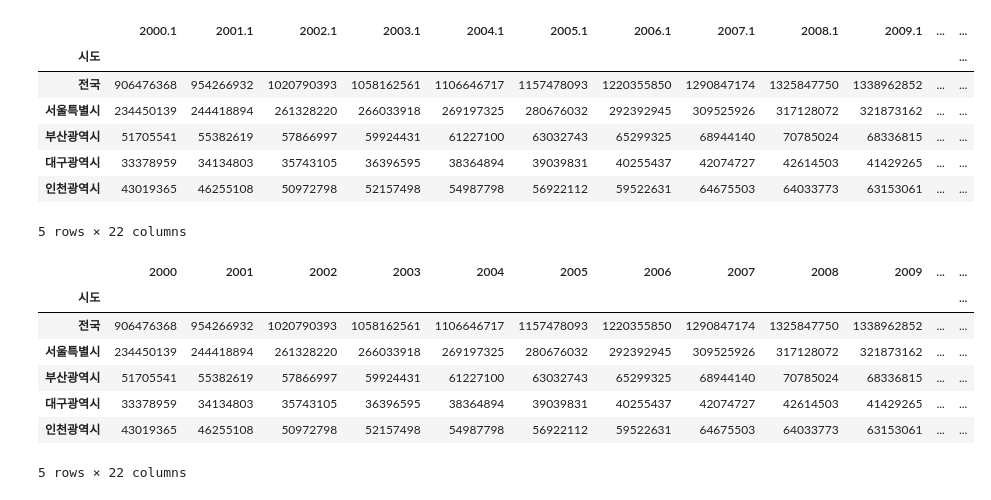
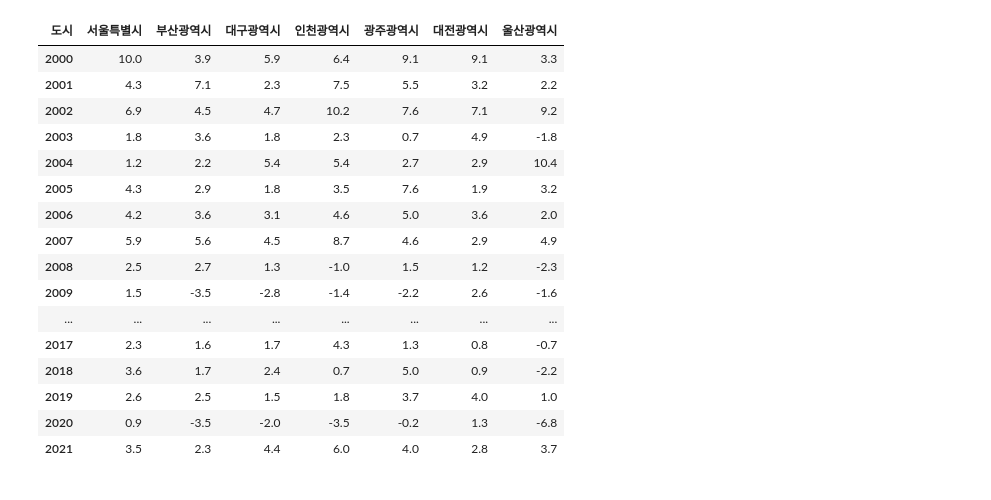
Before and after one commit to kim-myoungwoo/python_project, a Jupyter notebook: semi_project2.ipynb, the cells around one changed output. Drawn from its saved outputs; the diff is of its cells as text; code cells hidden in the pictures.

```diff
--- a/semi_project2.ipynb
+++ b/semi_project2.ipynb
@@ -63,24 +92,28 @@ df1_1.set_index('시도', inplace=True)
+# %%
+sido_df2=df2.loc['서울특별시':'세종특별자치시',:]
+# %%
+sido_df2=sido_df2.replace('-',np.nan)
+# %%
+eco_g_per=sido_df2.dropna(axis=0)
 # %%
-df1_1.head()
+eco_g_per1=eco_g_per.T
-# %% [output]
-|  | 2000.1 | 2001.1 | 2002.1 | 2003.1 | 2004.1 | 2005.1 | 2006.1 | 2007.1 | 2008.1 | 2009.1 | ... | ... |
-| 시도 |  |  |  |  |  |  |  |  |  |  |  | ... |
-| 전국 | 906476368 | 954266932 | 1020790393 | 1058162561 | 1106646717 | 1157478093 | 1220355850 | 1290847174 | 1325847750 | 1338962852 | ... | ... |
-| 서울특별시 | 234450139 | 244418894 | 261328220 | 266033918 | 269197325 | 280676032 | 292392945 | 309525926 | 317128072 | 321873162 | ... | ... |
-| 부산광역시 | 51705541 | 55382619 | 57866997 | 59924431 | 61227100 | 63032743 | 65299325 | 68944140 | 70785024 | 68336815 | ... | ... |
-| 대구광역시 | 33378959 | 34134803 | 35743105 | 36396595 | 38364894 | 39039831 | 40255437 | 42074727 | 42614503 | 41429265 | ... | ... |
-| 인천광역시 | 43019365 | 46255108 | 50972798 | 52157498 | 54987798 | 56922112 | 59522631 | 64675503 | 64033773 | 63153061 | ... | ... |
-5 rows × 22 columns
 # %%
-#    컬럼명을 2000.1 -> 2000로 변경
-df1_1.columns = [ col[:3+1] for col in df1_1.columns]
-df1_1.head()
+eco_g_per1
 # %% [output]
-|  | 2000 | 2001 | 2002 | 2003 | 2004 | 2005 | 2006 | 2007 | 2008 | 2009 | ... | ... |
-| 시도 |  |  |  |  |  |  |  |  |  |  |  | ... |
-| 전국 | 906476368 | 954266932 | 1020790393 | 1058162561 | 1106646717 | 1157478093 | 1220355850 | 1290847174 | 1325847750 | 1338962852 | ... | ... |
-| 서울특별시 | 234450139 | 244418894 | 261328220 | 266033918 | 269197325 | 280676032 | 292392945 | 309525926 | 317128072 | 321873162 | ... | ... |
-| 부산광역시 | 51705541 | 55382619 | 57866997 | 59924431 | 61227100 | 63032743 | 65299325 | 68944140 | 70785024 | 68336815 | ... | ... |
-| 대구광역시 | 33378959 | 34134803 | 35743105 | 36396595 | 38364894 | 39039831 | 40255437 | 42074727 | 42614503 | 41429265 | ... | ... |
-| 인천광역시 | 43019365 | 46255108 | 50972798 | 52157498 | 54987798 | 56922112 | 59522631 | 64675503 | 64033773 | 63153061 | ... | ... |
+| 도시 | 서울특별시 | 부산광역시 | 대구광역시 | 인천광역시 | 광주광역시 | 대전광역시 | 울산광역시 |
+| 2000 | 10.0 | 3.9 | 5.9 | 6.4 | 9.1 | 9.1 | 3.3 |
+| 2001 | 4.3 | 7.1 | 2.3 | 7.5 | 5.5 | 3.2 | 2.2 |
+| 2002 | 6.9 | 4.5 | 4.7 | 10.2 | 7.6 | 7.1 | 9.2 |
+| 2003 | 1.8 | 3.6 | 1.8 | 2.3 | 0.7 | 4.9 | -1.8 |
+| 2004 | 1.2 | 2.2 | 5.4 | 5.4 | 2.7 | 2.9 | 10.4 |
+| 2005 | 4.3 | 2.9 | 1.8 | 3.5 | 7.6 | 1.9 | 3.2 |
+| 2006 | 4.2 | 3.6 | 3.1 | 4.6 | 5.0 | 3.6 | 2.0 |
+| 2007 | 5.9 | 5.6 | 4.5 | 8.7 | 4.6 | 2.9 | 4.9 |
+| 2008 | 2.5 | 2.7 | 1.3 | -1.0 | 1.5 | 1.2 | -2.3 |
+| 2009 | 1.5 | -3.5 | -2.8 | -1.4 | -2.2 | 2.6 | -1.6 |
+| ... | ... | ... | ... | ... | ... | ... | ... |
+| 2017 | 2.3 | 1.6 | 1.7 | 4.3 | 1.3 | 0.8 | -0.7 |
+| 2018 | 3.6 | 1.7 | 2.4 | 0.7 | 5.0 | 0.9 | -2.2 |
+| 2019 | 2.6 | 2.5 | 1.5 | 1.8 | 3.7 | 4.0 | 1.0 |
+| 2020 | 0.9 | -3.5 | -2.0 | -3.5 | -0.2 | 1.3 | -6.8 |
+| 2021 | 3.5 | 2.3 | 4.4 | 6.0 | 4.0 | 2.8 | 3.7 |
-5 rows × 22 columns
```
Also changed, not shown: parts of 69 cells of this notebook, 10 other files.
